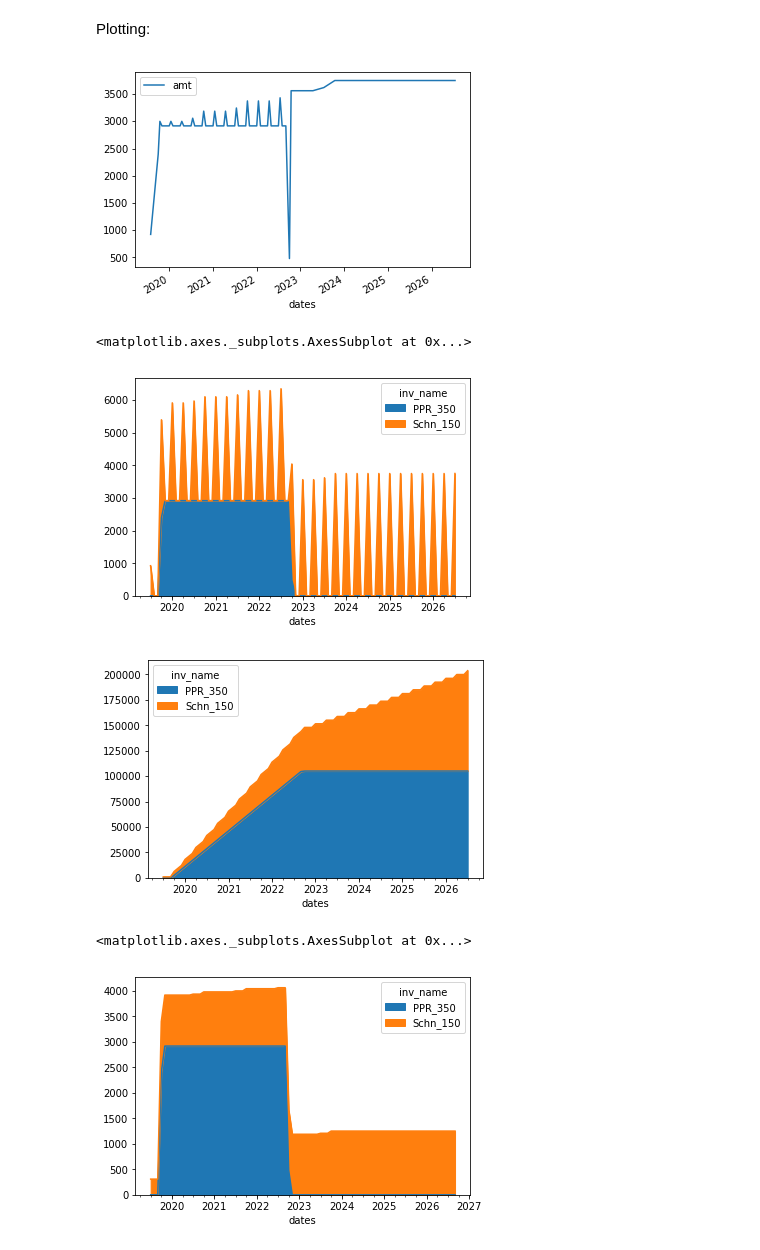
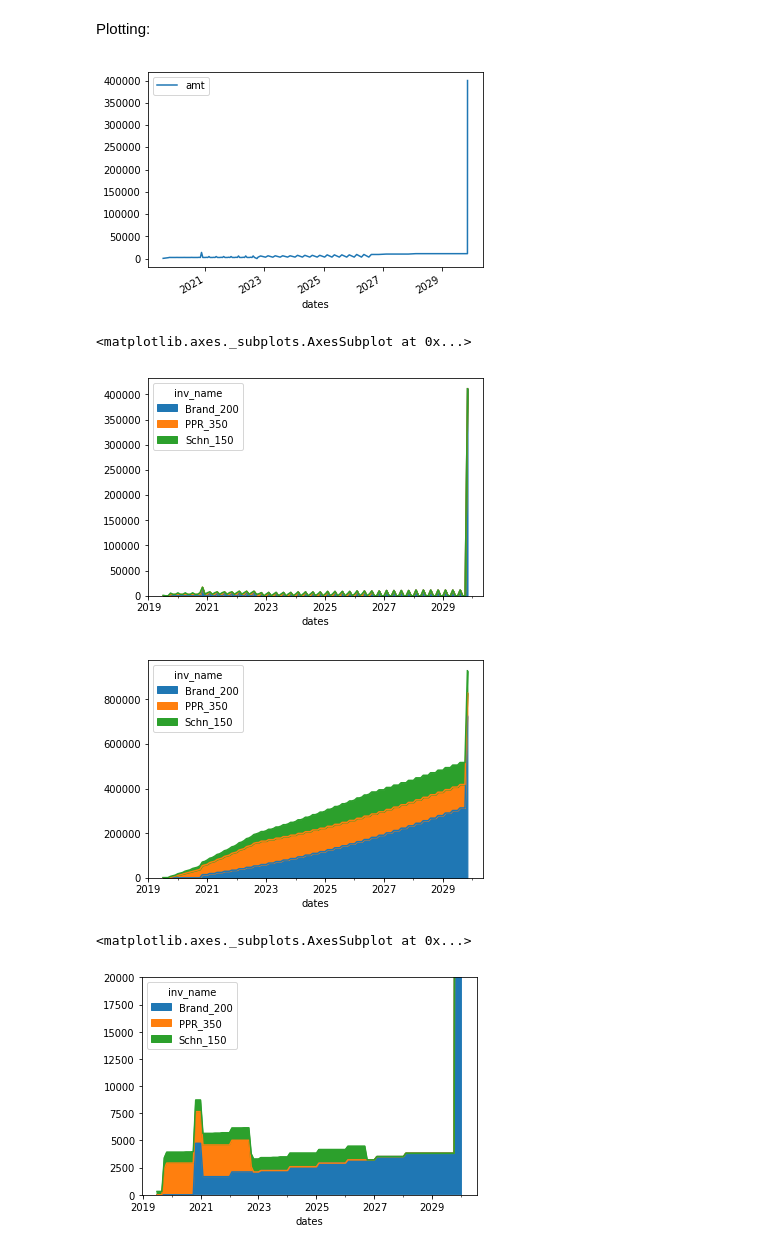
Before and after one commit to el-abcd/test01, a Jupyter notebook: py_finance_sim_01/inv_master_file_01_notebook.ipynb, the cells around one changed output. Cells and saved outputs as stored; diff of their text form; code cells hidden in the pictures.

```diff
--- a/py_finance_sim_01/inv_master_file_01_notebook.ipynb
+++ b/py_finance_sim_01/inv_master_file_01_notebook.ipynb
@@ -5,6 +5,8 @@ print(Path().absolute())
 sys.path.append(Path().absolute()) # set path to do imports below...
 import inv_PPR_1909_xxxx_350k as ppr_350
 import inv_03l_SchneidersSaddleryNNN_1905_xxxx_150k as schn_150
+import inv_03q_OpenDoor_Brandon_1908_xxxx_200k as Brand_200
+
 import pandas as pd
 import matplotlib.pyplot as plt
 import numpy as np
@@ -20,6 +22,7 @@ import numpy as np
 inv = []
 inv.append( schn_150.Inv_03l_SchneidersSaddleryNNN() )
 inv.append( ppr_350.Inv_02ac_PPR_Reliant() )
+inv.append( Brand_200.Inv_inv_03q_OpenDoor_Brandon_1908_xxxx_200k() )
 
 #print(inv[0].base.description)
 #df_tot = inv[0].df
@@ -53,22 +57,23 @@ result.pivot(columns='inv_name', values='amt').resample('m').sum().plot.area()
 # Pretty good, shows growth over time, integrated view.
 result.pivot(columns='inv_name', values='amt').resample('m').sum().cumsum().plot.area()
 # %% [output]
-[figure, old version]
+[figure, new version]
 <matplotlib.axes._subplots.AxesSubplot at 0x...>
-[figure, old version]
+[figure, new version]
-[figure, old version]
+[figure, new version]
 # %%
 #Try to smooth quarterly payments! Convert to month-end.
 
+#print(inv )
 result_monthly = pd.concat([a.quarterly_to_month_end() for a in inv], sort=True)
 #result_monthly.plot()
 #print(result_monthly)
 
 # This is a "stacked bar" plot, showing the TOTAL, broken down by color.
-result_monthly.pivot(columns='inv_name', values='amt').plot.area()
+result_monthly.pivot(columns='inv_name', values='amt').plot.area(ylim=[0, 20000])
 # %% [output]
 <matplotlib.axes._subplots.AxesSubplot at 0x...>
-[figure, old version]
+[figure, new version]
 # %%
 # tests
 # redo kaggle
```
Also changed, not shown: parts of 1 cell of this notebook, 6 other files.
